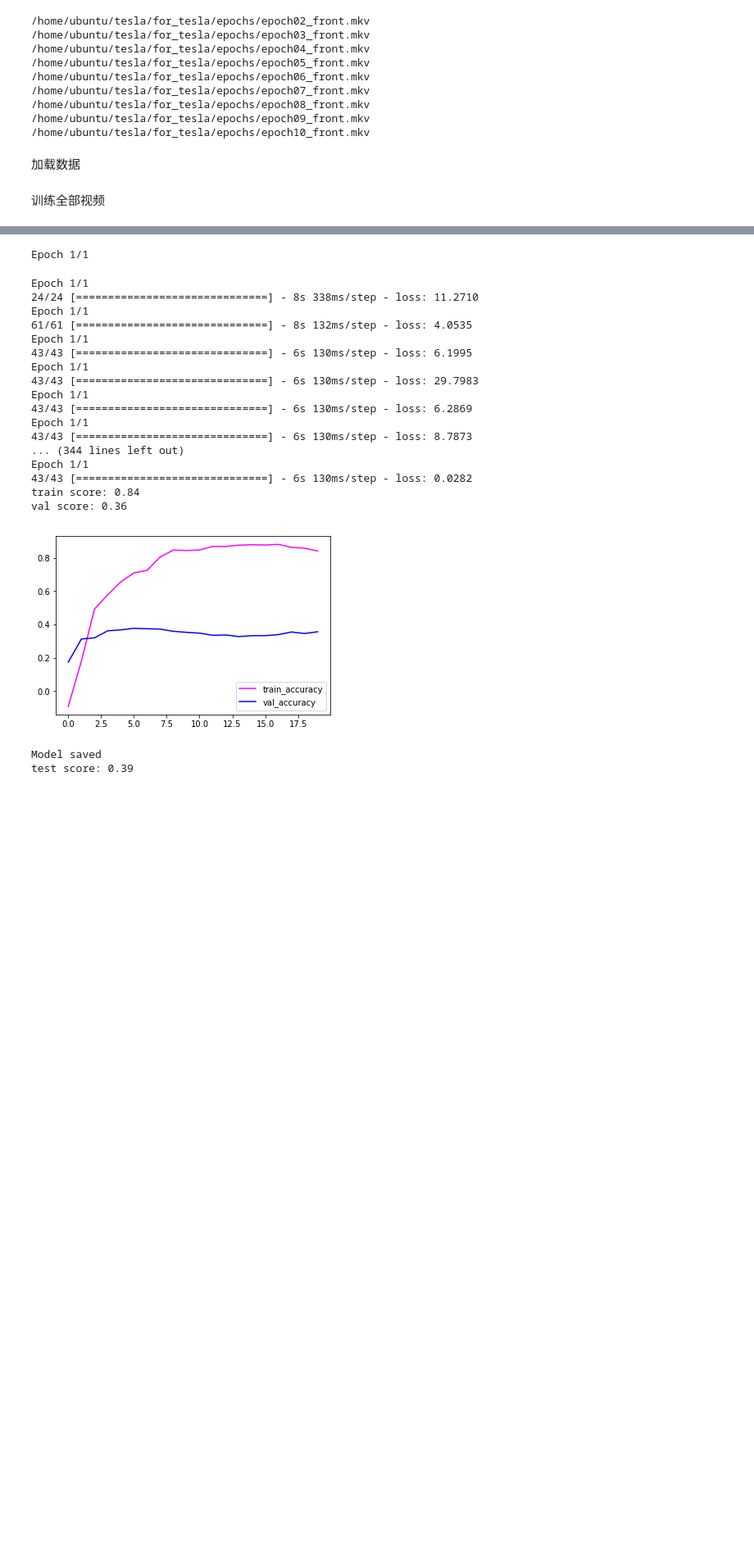
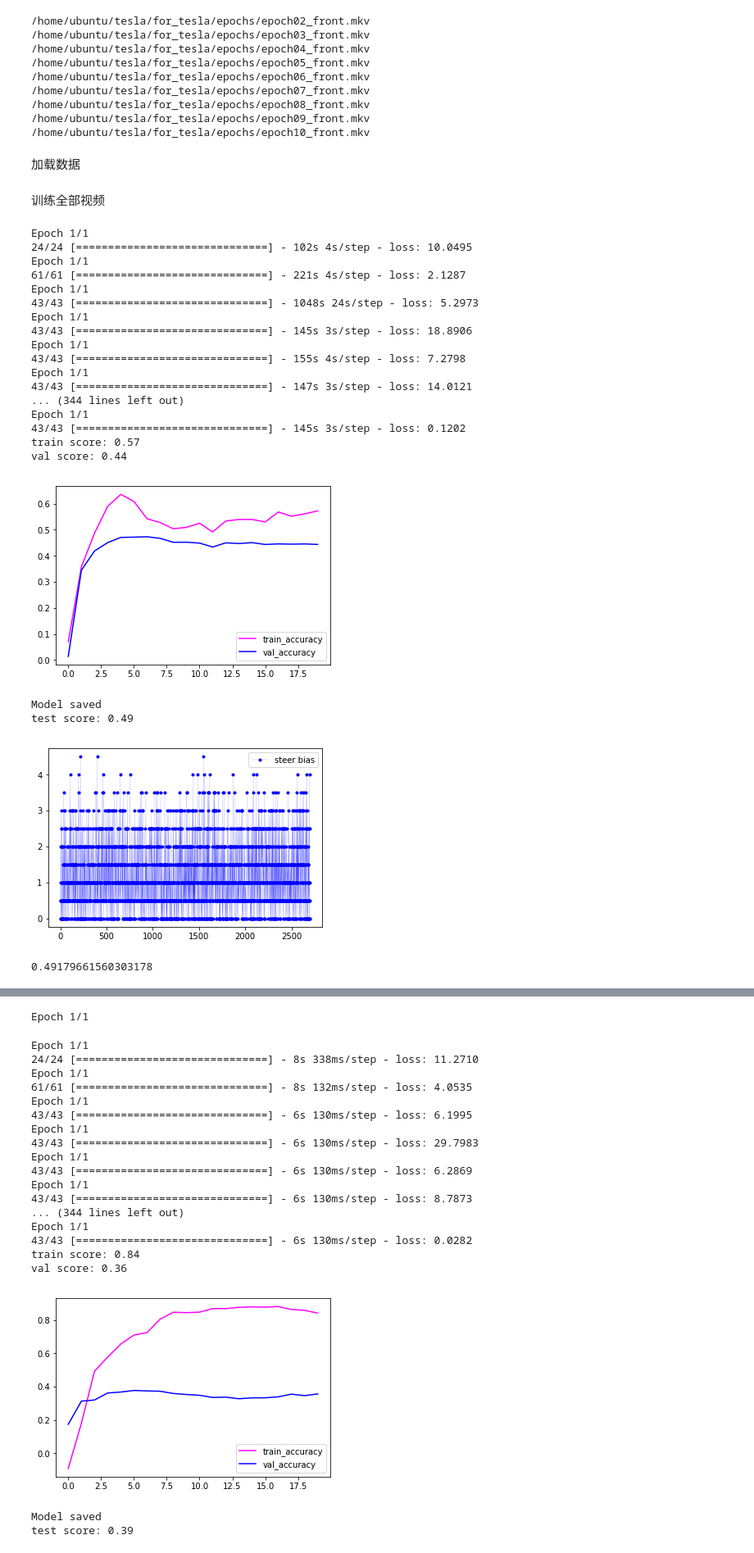
Before and after one commit to rosaann/for_tesla, a Jupyter notebook: deep_tesla.ipynb, the cells around one changed output, grey strips where cells are left out. Shown at 82% size. Drawn from its saved outputs; the diff is of its cells as text; code cells hidden in the pictures; blank space fills up the shorter version.

```diff
--- a/deep_tesla.ipynb
+++ b/deep_tesla.ipynb
@@ -193,21 +193,21 @@ def tesla_model(time_len=1):
     conv_6 = Convolution2D(96, (3, 3), padding='same', activation='relu', kernel_initializer='he_normal')(conv_5_1)
     conv_6 = BatchNormalization()(conv_6)
 
-    conv_6_1 = Convolution2D(112, (3, 3), padding='same', activation='relu', kernel_initializer='he_normal')(conv_6)
+    conv_6_1 = Convolution2D(212, (1, 1), padding='same', activation='relu', kernel_initializer='he_normal')(conv_6)
     conv_6_1 = BatchNormalization()(conv_6_1)
 
   #  conv_7 = Convolution2D(124, (3, 3), padding='same', activation='relu', kernel_initializer='he_normal')(conv_6_1)
   #  conv_7 = BatchNormalization()(conv_7)
 
-    conv_8_1 = Convolution2D(212, (1, 1), padding='same', activation='relu', kernel_initializer='he_normal')(conv_6_1)
-    conv_8_1 = BatchNormalization()(conv_8_1)
+  #  conv_8_1 = Convolution2D(212, (1, 1), padding='same', activation='relu', kernel_initializer='he_normal')(conv_6_1)
+  #  conv_8_1 = BatchNormalization()(conv_8_1)
 
-    conv_9 = Convolution2D(136, (3, 3), padding='same', activation='relu', kernel_initializer='he_normal')(conv_8_1)
-    conv_9 = BatchNormalization()(conv_9)
-    conv_9_1 = Convolution2D(212, (1, 1), padding='same', activation='relu', kernel_initializer='he_normal')(conv_9)
-    conv_9_1 = BatchNormalization()(conv_9_1)
+  #  conv_9 = Convolution2D(136, (3, 3), padding='same', activation='relu', kernel_initializer='he_normal')(conv_8_1)
+  #  conv_9 = BatchNormalization()(conv_9)
+  #  conv_9_1 = Convolution2D(212, (1, 1), padding='same', activation='relu', kernel_initializer='he_normal')(conv_9)
+  #  conv_9_1 = BatchNormalization()(conv_9_1)
 
-    flat = Flatten()(conv_9_1)
+    flat = Flatten()(conv_6_1)
  #
     hidden1 = Dense(1164, activation='relu', kernel_initializer='glorot_normal',
                          kernel_regularizer=regularizers.l2(0.00002),
@@ -216,17 +216,23 @@ def tesla_model(time_len=1):
                    )(flat)
  #   drop1 = Dropout(.5)(hidden1)
  #   hidden1 = BatchNormalization()(hidden1)
-    hidden2 = Dense(100, activation='relu', kernel_initializer='glorot_normal')(hidden1)
+    hidden2 = Dense(100, activation='relu', kernel_initializer='glorot_normal',
+                   kernel_regularizer=regularizers.l2(0.00002),
+                        bias_regularizer=regularizers.l2(0.00002),
+                   )(hidden1)
 
  #   hidden2 = BatchNormalization()(hidden2)
  #   drop2 = Dropout(.9)(hidden2)
-    hidden3 = Dense(50, activation='relu', kernel_initializer='glorot_normal')(hidden2)
+    hidden3 = Dense(50, activation='relu', kernel_initializer='glorot_normal',
+                   kernel_regularizer=regularizers.l2(0.00002),
+                        bias_regularizer=regularizers.l2(0.00002),
+                   )(hidden2)
 
  #   hidden3 = BatchNormalization()(hidden3)
  #   drop3 = Dropout(.5)(hidden3)
     hidden4 = Dense(10, activation='relu',
-                   #     kernel_regularizer=regularizers.l2(0.005),
-                   #     bias_regularizer=regularizers.l2(0.003),
+                        kernel_regularizer=regularizers.l2(0.005),
+                        bias_regularizer=regularizers.l2(0.003),
                       #  activity_regularizer=regularizers.l1(0.003),
                         kernel_initializer='glorot_normal')(hidden3)
  #   drop4 = Dropout(.5)(hidden4)
@@ -285,7 +291,7 @@ def inceptionV3_model(time_len=1):
     return model
 # %%
 batch_size = 64
-epoches = 20
+epoches = 15
 vgg_start_train_net = 0
 vgg_r_w = 0
 vgg_r_b = 0
@@ -489,0 +498,26 @@ res_h = 66
+# %%
+model_all,test_img, test_y = train_model(range(1, 2),  tesla_model, res_w, res_h, ifSave = True)
+test_model(model_all, test_img, test_y, ifShow = True, note = "test")
+# %% [output]
+Epoch 1/1
+24/24 [==============================] - 102s 4s/step - loss: 10.0495
+Epoch 1/1
+61/61 [==============================] - 221s 4s/step - loss: 2.1287
+Epoch 1/1
+43/43 [==============================] - 1048s 24s/step - loss: 5.2973
+Epoch 1/1
+43/43 [==============================] - 145s 3s/step - loss: 18.8906
+Epoch 1/1
+43/43 [==============================] - 155s 4s/step - loss: 7.2798
+Epoch 1/1
+43/43 [==============================] - 147s 3s/step - loss: 14.0121
+... (344 lines left out)
+Epoch 1/1
+43/43 [==============================] - 145s 3s/step - loss: 0.1202
+train score: 0.57
+val score: 0.44
+[figure, added]
+Model saved
+test score: 0.49
+[figure, added]
+0.49179661560303178
```
Also changed, not shown: parts of 3 cells of this notebook.
